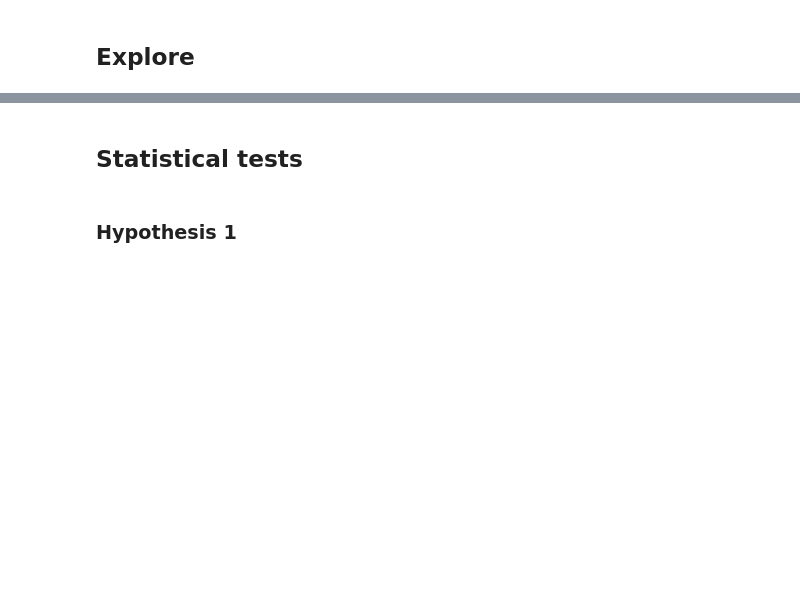
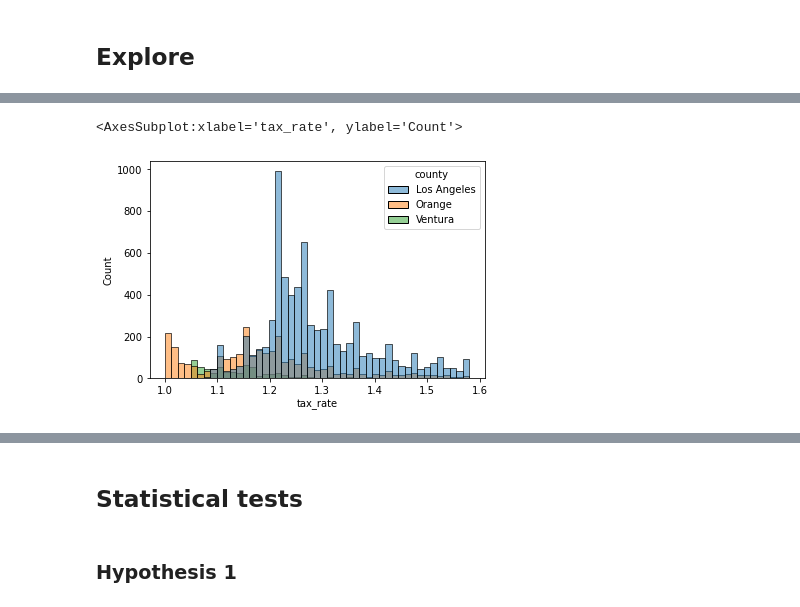
Before and after one commit to Sam-keeler/regression-project, a Jupyter notebook: regression_project_model.ipynb, the cells around one changed output, grey strips where cells are left out. Saved outputs shown, nothing was run; the diff lists cells and outputs as text; code cells hidden in the pictures; blank space fills up the shorter version.

```diff
--- a/regression_project_model.ipynb
+++ b/regression_project_model.ipynb
@@ -204,0 +239,10 @@ la_county.tax_rate.mean(), o_county.tax_rate.mean(), vt_county.tax_rate.mean()
+# %%
+# Making subgroups by county minus the outliers for visualization
+
+Q1 = train['tax_rate'].quantile(0.25)
+Q3 = train['tax_rate'].quantile(0.75)
+IQR = Q3 - Q1
+zillow_taxrates = train[(train.tax_rate < (Q3 + IQR)) & (train.tax_rate > (Q1 - IQR))]
+la_county_tax = zillow_taxrates[zillow_taxrates['county'] == 'Los Angeles']
+o_county_tax = zillow_taxrates[zillow_taxrates['county'] == 'Orange']
+vt_county_tax = zillow_taxrates[zillow_taxrates['county'] == 'Ventura']
@@ -204,0 +262,7 @@ la_county.tax_rate.mean(), o_county.tax_rate.mean(), vt_county.tax_rate.mean()
+# %%
+# Histogram of different counties tax rates
+
+sns.histplot(data = zillow_taxrates, x = "tax_rate", hue = "county")
+# %% [output]
+<AxesSubplot:xlabel='tax_rate', ylabel='Count'>
+[figure, added]
```
Also changed, not shown: parts of 65 cells of this notebook, 3 other files.
